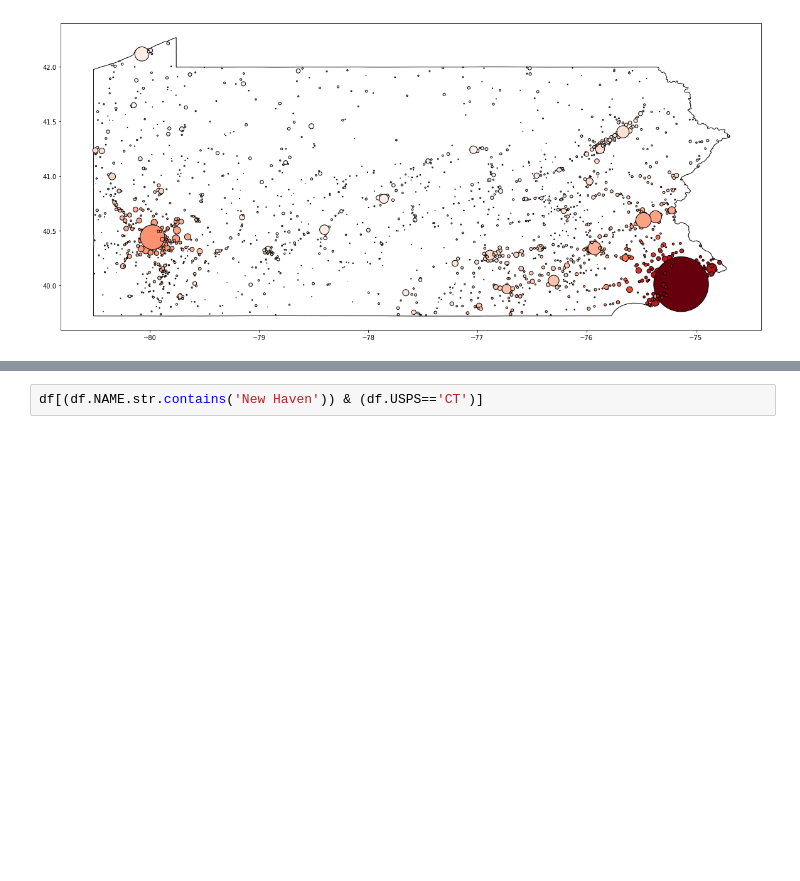
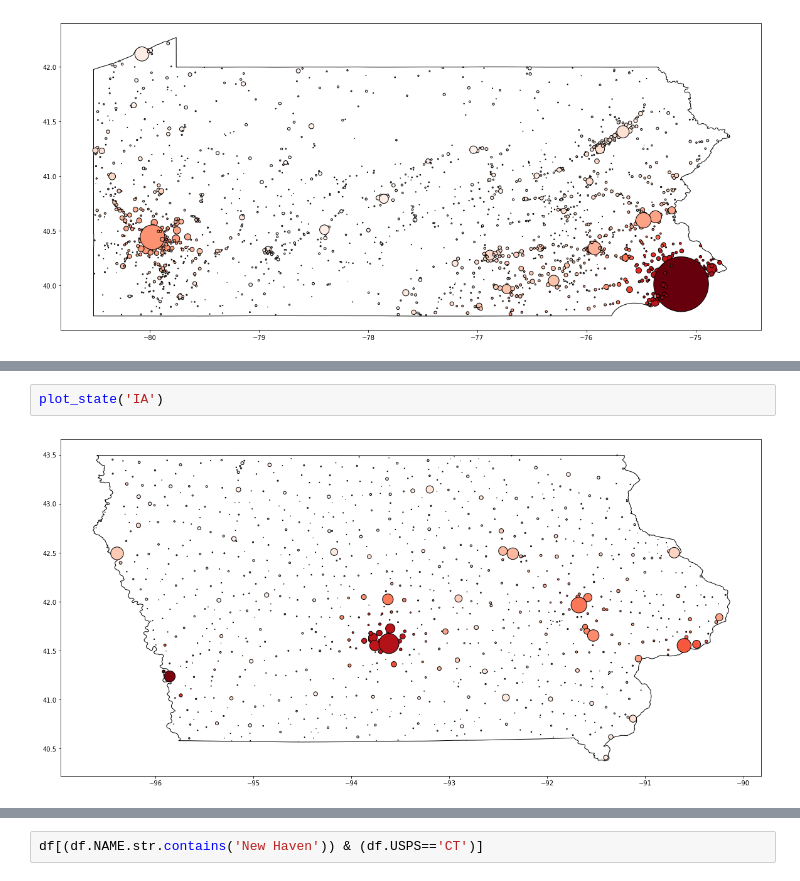
Before and after one commit to davidmcclure/us-pop-density, a Jupyter notebook: notebooks/04-scores.ipynb, the cells around one changed output, grey strips where cells are left out. Saved outputs shown, nothing was run; the diff lists cells and outputs as text; blank space fills up the shorter version.

```diff
--- a/notebooks/04-scores.ipynb
+++ b/notebooks/04-scores.ipynb
@@ -70,0 +79,4 @@ plot_state('PA')
+# %%
+plot_state('IA')
+# %% [output]
+[figure, added]
```
Also changed, not shown: parts of 3 cells of this notebook, 9 other files.
